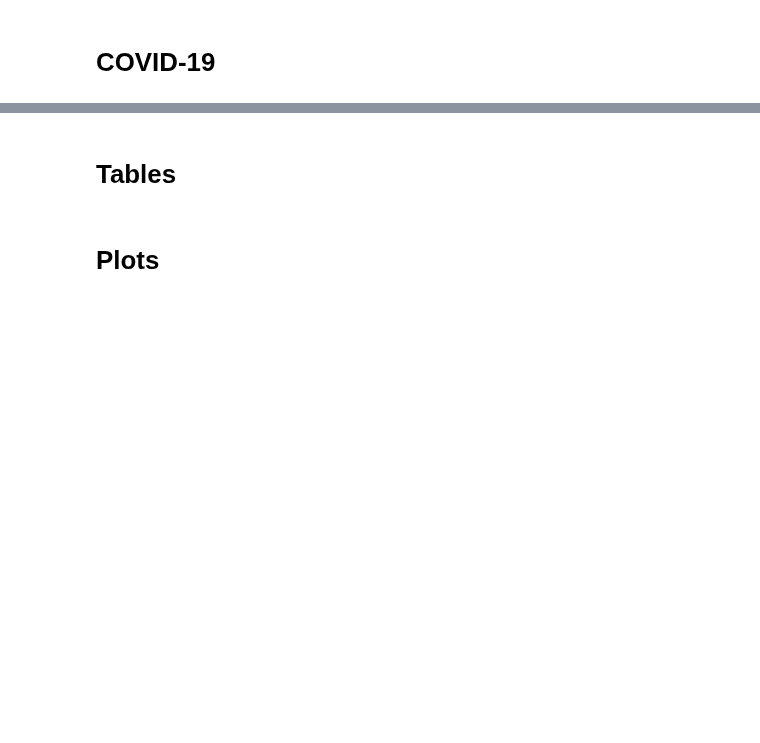
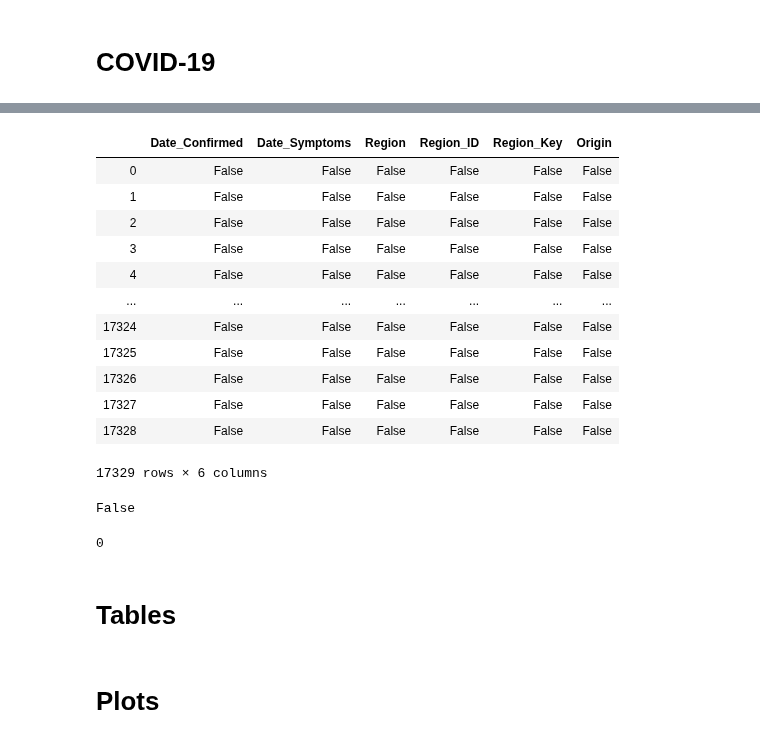
Before and after one commit to marianarf/covid19_mexico_analysis, a Jupyter notebook: mexico_cases_by_date.ipynb, the cells around one changed output, grey strips where cells are left out. Drawn from its saved outputs; the diff is of its cells as text; code cells hidden in the pictures; blank space fills up the shorter version.

```diff
--- a/mexico_cases_by_date.ipynb
+++ b/mexico_cases_by_date.ipynb
@@ -18,5 +17,29 @@ array(['NAYARIT', 'VERACRUZ', 'AGUASCALIENTES', 'MÉXICO', 'GUANAJUATO',
        'SONORA', 'TAMAULIPAS', 'HIDALGO', 'TABASCO', 'MICHOACAN',
        'BAJA CALIFORNIA SUR', 'ZACATECAS', 'TLAXCALA'], dtype=object)
+# %%
+data.isnull()
+# %% [output]
+|  | Date_Confirmed | Date_Symptoms | Region | Region_ID | Region_Key | Origin |
+| 0 | False | False | False | False | False | False |
+| 1 | False | False | False | False | False | False |
+| 2 | False | False | False | False | False | False |
+| 3 | False | False | False | False | False | False |
+| 4 | False | False | False | False | False | False |
+| ... | ... | ... | ... | ... | ... | ... |
+| 17324 | False | False | False | False | False | False |
+| 17325 | False | False | False | False | False | False |
+| 17326 | False | False | False | False | False | False |
+| 17327 | False | False | False | False | False | False |
+| 17328 | False | False | False | False | False | False |
+17329 rows × 6 columns
+# %%
+data.isnull().values.any()
+# %% [output]
+False
+# %%
+data.isnull().values.sum()
+# %% [output]
+0
 # %%
 #To use symptoms as indicator, uncomment the next two lines:
 #data = data.drop(['Date_Confirmed'], axis=1)
```
Also changed, not shown: parts of 7 cells of this notebook, 4 other files.
